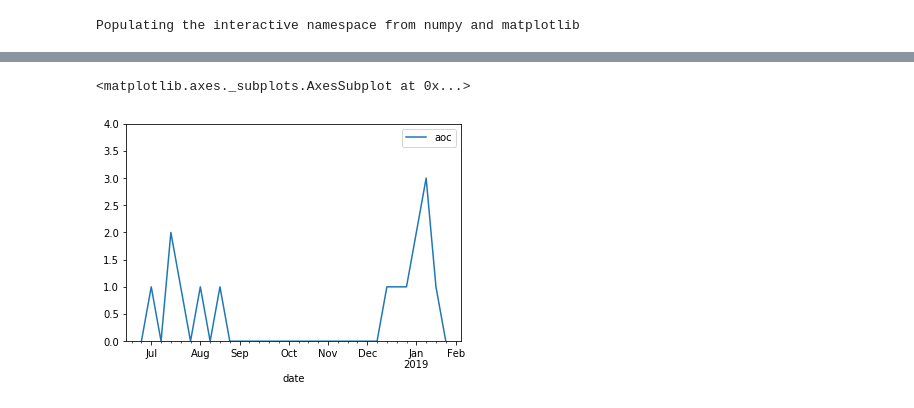
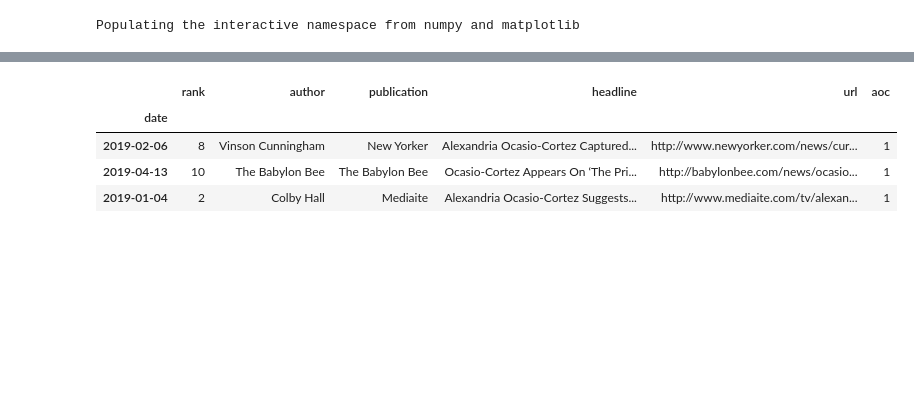
Before and after one commit to jboynyc/aoc_headlines, a Jupyter notebook: AOC_headlines.ipynb, the cells around one changed output, grey strips where cells are left out. Saved outputs shown, nothing was run; the diff lists cells and outputs as text; code cells hidden in the pictures; blank space fills up the shorter version.

```diff
--- a/AOC_headlines.ipynb
+++ b/AOC_headlines.ipynb
@@ -81,5 +49,0 @@ lead_stories[lead_stories['aoc']]
-# %%
-lead_stories.resample('W').agg({'aoc': lambda x: sum(1 if i else 0 for i in x)}).plot(ylim=(0,4));
-# %% [output]
-<matplotlib.axes._subplots.AxesSubplot at 0x...>
-[figure, removed]
@@ -85,0 +52,8 @@ lead_stories.resample('W').agg({'aoc': lambda x: sum(1 if i else 0 for i in x)})
+# %%
+stories[stories['aoc'] == 1].sample(3)
+# %% [output]
+|  | rank | author | publication | headline | url | aoc |
+| date |  |  |  |  |  |  |
+| 2019-02-06 | 8 | Vinson Cunningham | New Yorker | Alexandria Ocasio-Cortez Captured... | http://www.newyorker.com/news/cur... | 1 |
+| 2019-04-13 | 10 | The Babylon Bee | The Babylon Bee | Ocasio-Cortez Appears On ‘The Pri... | http://babylonbee.com/news/ocasio... | 1 |
+| 2019-01-04 | 2 | Colby Hall | Mediaite | Alexandria Ocasio-Cortez Suggests... | http://www.mediaite.com/tv/alexan... | 1 |
```
Also changed, not shown: parts of 12 cells of this notebook.
